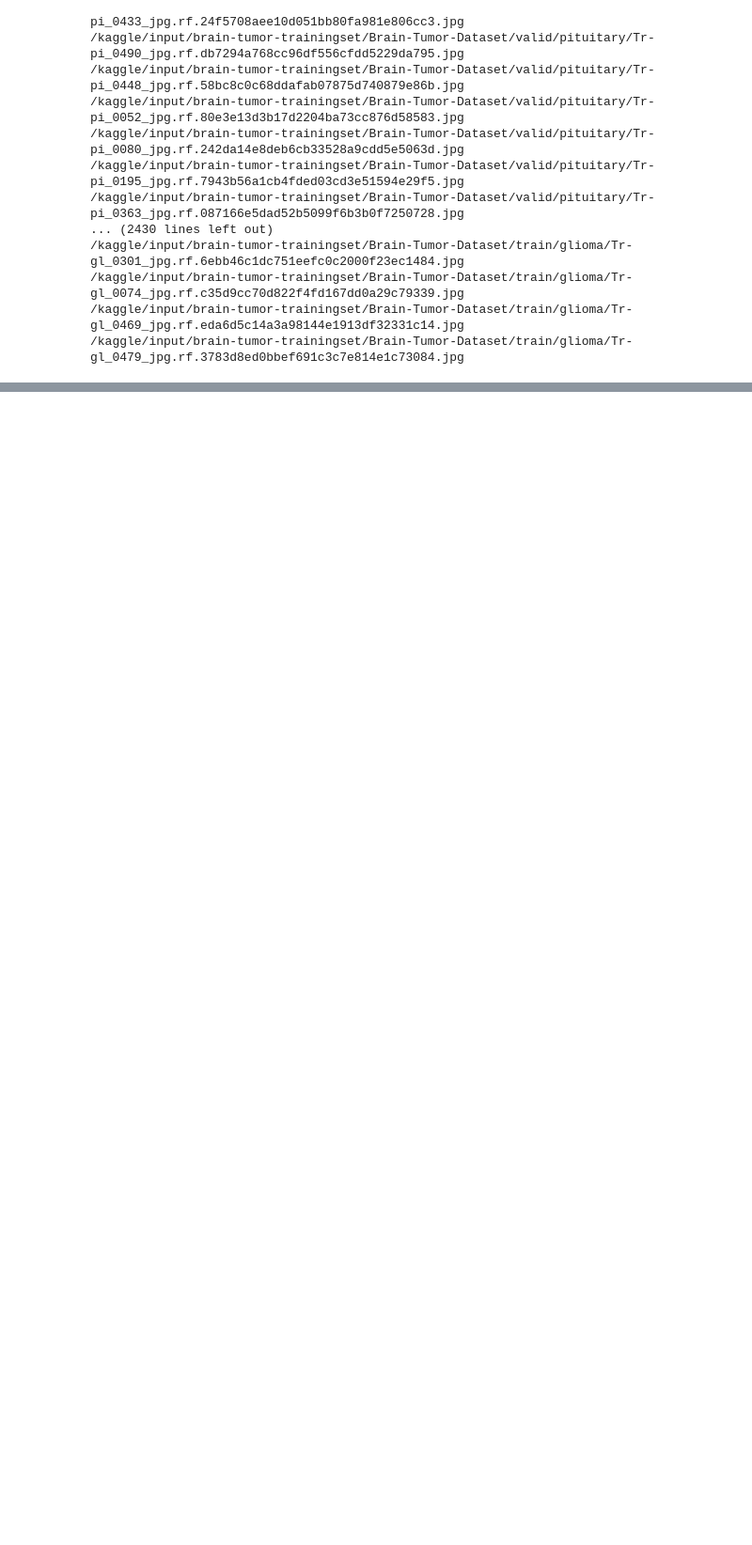
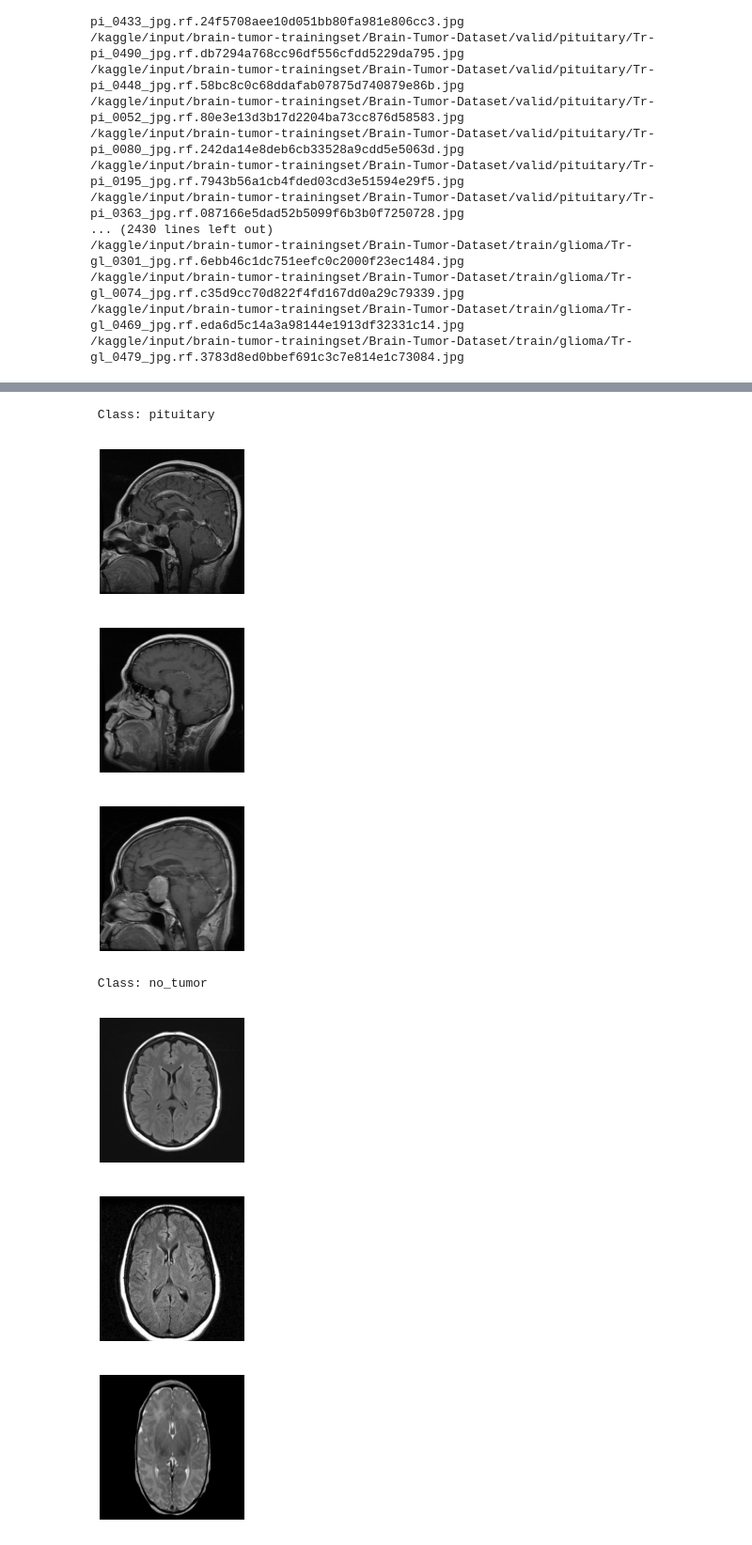
Before and after one commit to Jan2309jr/Brain-Tumor-MRI-Image-Classification, a Jupyter notebook: brain-tumor-detection.ipynb, the cells around one changed output, grey strips where cells are left out. Shown at 94% size. Saved outputs shown, nothing was run; the diff lists cells and outputs as text; code cells hidden in the pictures; blank space fills up the shorter version.

Commit message:
loaded data

```diff
--- a/brain-tumor-detection.ipynb
+++ b/brain-tumor-detection.ipynb
@@ -64,0 +79,11 @@ E0000 00:00:1752673053.694390      19 cuda_blas.cc:1418] Unable to register cuBL
+# %%
+base_dir = "/kaggle/input/brain-tumor-trainingset/Brain-Tumor-Dataset" #dataset location
+
+for split in ['train', 'valid', 'test']: #splitting based on folders in the dataset
+    print("-------------------")
+    print(f"\nSplit: {split.upper()}\n") #prints folder name
+    for cls in os.listdir(os.path.join(base_dir, split)):
+        cls_path = os.path.join(base_dir, split, cls) #base_dir/split
+        if os.path.isdir(cls_path): #to check if its a folder
+            count = len(os.listdir(cls_path)) #counts no of files (images) in the folder
+            print(f"Class: {cls} — {count} images") #prints the data
@@ -64,0 +108,28 @@ E0000 00:00:1752673053.694390      19 cuda_blas.cc:1418] Unable to register cuBL
+# %%
+def show_sample_images(folder_path, n=3):
+    classes = os.listdir(folder_path)
+    for cls in classes:
+        cls_path = os.path.join(folder_path, cls)
+        if not os.path.isdir(cls_path): continue
+        img_files = os.listdir(cls_path)[:n]
+        print(f"\n Class: {cls}")
+        for img_file in img_files:
+            img_path = os.path.join(cls_path, img_file)
+            img = Image.open(img_path)
+            plt.figure(figsize=(2,2))
+            plt.imshow(img)
+            # plt.title(f"{cls} - {img_file}")
+            plt.axis("off")
+            plt.show()
+
+# Show from train folder
+show_sample_images(os.path.join(base_dir, 'train'))
+# %% [output]
+ Class: pituitary
+[figure, added]
+[figure, added]
+[figure, added]
+ Class: no_tumor
+[figure, added]
+[figure, added]
+[figure, added]
```
Also changed, not shown: parts of 13 cells of this notebook.
